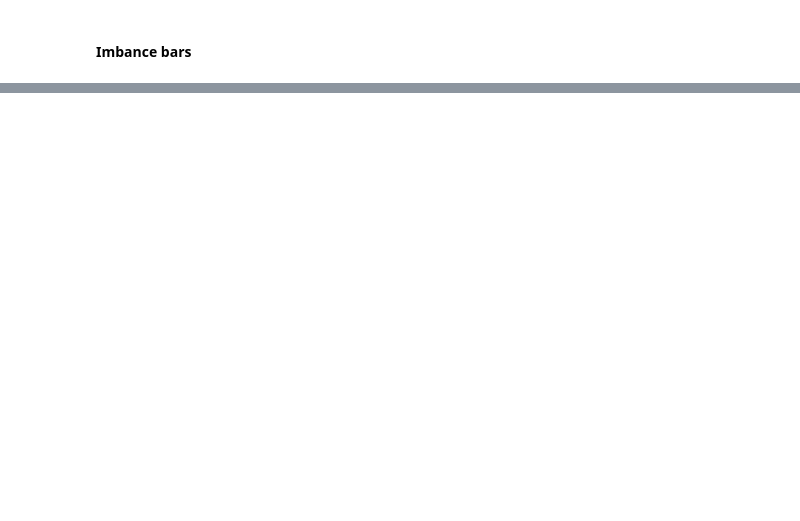
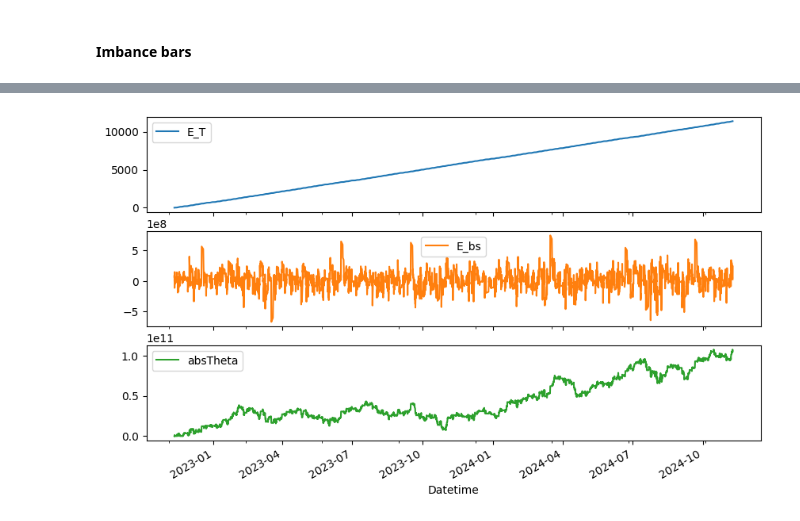
Before and after one commit to Goooo4it/Advances-in-Financial-Machine-Learning, a Jupyter notebook: 2.Financial_Data_Structures.ipynb, the cells around one changed output, grey strips where cells are left out. Saved outputs shown, nothing was run; the diff lists cells and outputs as text; code cells hidden in the pictures; blank space fills up the shorter version.

Commit message:
add imbalance bar functions

```diff
--- a/2.Financial_Data_Structures.ipynb
+++ b/2.Financial_Data_Structures.ipynb
@@ -273,0 +301,6 @@ ib_data = es_data.copy()
+# %%
+df = es_data.copy()
+df['price'] = df['Close']
+df['v'] = df['Volume']
+df['dv'] = df['v'] * df['price']
+df.shape
@@ -273,0 +309,4 @@ ib_data = es_data.copy()
+# %%
+# signed dollar values
+tidx = get_imbalance(df.price.values)*df.dv.iloc[1:]
+tidx
@@ -273,0 +327,17 @@ ib_data = es_data.copy()
+# %%
+wndo = tidx.shape[0]//1000
+print(f'window size: {wndo:,.2f}')
+
+## Expected value of bs approximated by ewm
+## Espected dollar values
+E_bs = tidx.ewm(wndo).mean() # expected `bs`
+
+## what is E_T???
+## in this implementation E_T is ewm of index values
+E_T = pd.Series(range(tidx.shape[0]), index=tidx.index).ewm(wndo).mean()
+
+df0 =(pd.DataFrame().assign(bs=tidx)
+      .assign(E_T=E_T).assign(E_bs=E_bs)
+      .assign(absMul=lambda df: df.E_T*np.abs(df.E_bs))
+      .assign(absTheta=tidx.cumsum().abs()))
+df0
@@ -273,0 +360,5 @@ ib_data = es_data.copy()
+# %%
+df0[['E_T','E_bs', 'absTheta']].plot(subplots=True, figsize=(10,6))
+plt.show()
+# %% [output]
+[figure, added]
```
Also changed, not shown: parts of 40 cells of this notebook.
